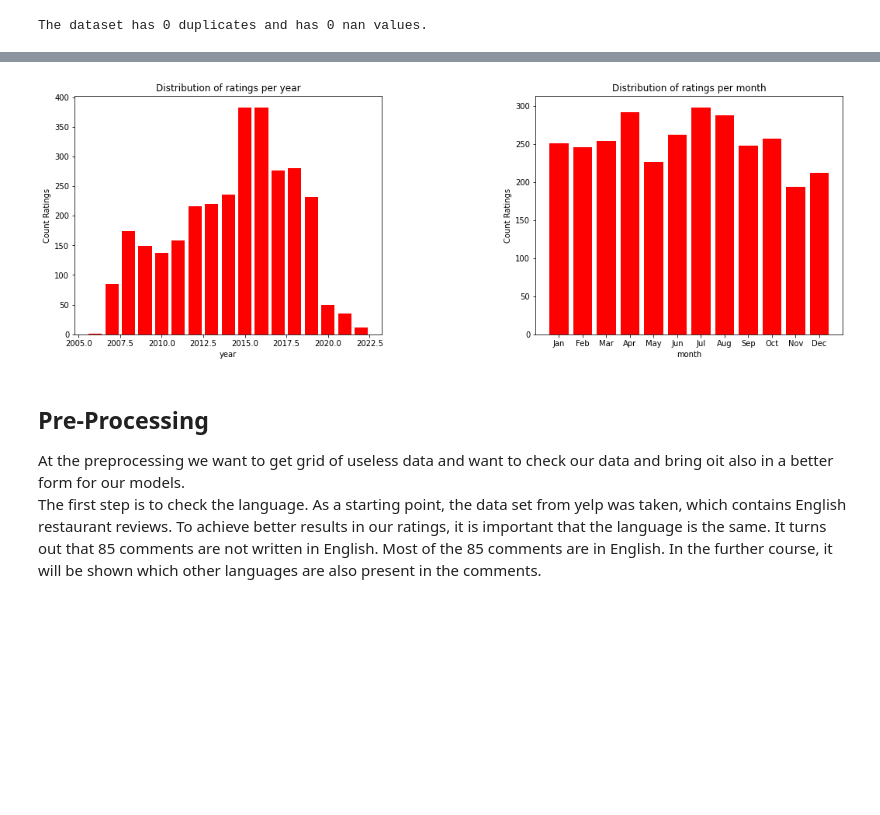
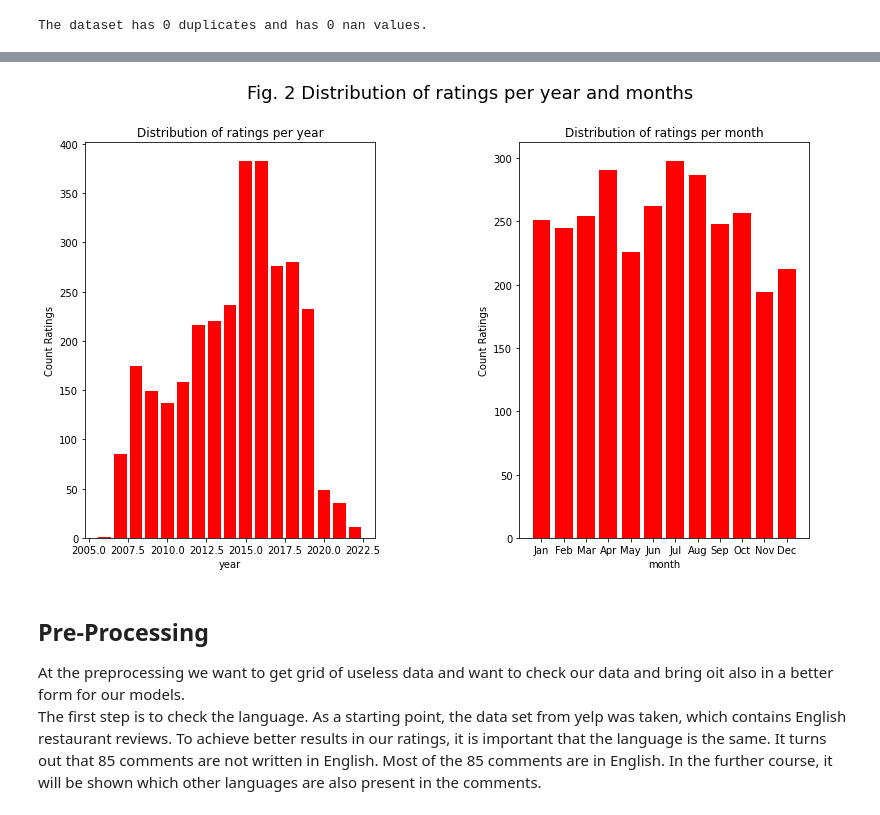
Before and after one commit to wuesten/Social-Media-Analysis-Exam-1, a Jupyter notebook: exam_part1.ipynb, the cells around one changed output, grey strips where cells are left out. Saved outputs shown, nothing was run; the diff lists cells and outputs as text; code cells hidden in the pictures; blank space fills up the shorter version.

```diff
--- a/exam_part1.ipynb
+++ b/exam_part1.ipynb
@@ -68,16 +91,20 @@ In the data analysis we want to get a picture of how the data is distributed. Th
 # %%
 yelp_reviews_ratings = yelp_reviews.groupby("stars").agg("count").reset_index()
 fig, ax = plt.subplots(1, 2)
-plt.subplots_adjust(left=None, bottom=None, right=1.5, top=0.9, wspace=0.5, hspace=None)
+plt.subplots_adjust(left=None, bottom=None, right=1.8, top=1.5, wspace=0.5, hspace=None)
+fig.suptitle(
+    "Fig. 1 Distribution of ratings and text length",
+    horizontalalignment="left",
+    y=fig.subplotpars.right - 00.1,
+    fontsize=18,
+)
 ax[0].bar(yelp_reviews_ratings.stars, yelp_reviews_ratings.url, color="r")
 # Bar Plot
 ax[0].set_ylabel("Amount of votess")
 ax[0].set_xlabel("Ratings")
 ax[0].set_title("Distribution of ratings")
 # 2. Plot
-yelp_reviews["amount_text"] = yelp_reviews["text"].apply(
-    lambda x: sum(word in x for word in x)
-)
+yelp_reviews["amount_text"] = yelp_reviews["text"].apply(lambda x: sum(word in x for word in x))
 
 ax[1].hist(yelp_reviews["amount_text"], bins=100, color="r")
 # Bar Plot
@@ -85,7 +112,7 @@ ax[1].set_ylabel("Amount of text")
 ax[1].set_xlabel("Count")
 ax[1].set_title("Distribution of text length")
 # Save figure
-# plt.savefig("output/time_product_buy", bbox_inches="tight")
+plt.savefig("output/distribution_text_rating", bbox_inches="tight")
 # Show Plot
 
 plt.show()
@@ -94,32 +123,37 @@ plt.show()
 # %%
-# Get extra Features out of the InvoiceDate
 yelp_reviews["date"] = pd.to_datetime(yelp_reviews["date"])
 yelp_reviews["year"] = yelp_reviews["date"].dt.year
 yelp_reviews["month"] = yelp_reviews["date"].dt.strftime("%b")
 yelp_reviews["weekday"] = yelp_reviews["date"].dt.strftime("%a")
 year = yelp_reviews.groupby("year", as_index=False).agg(Count_stars=("stars", "count"))
 fig, ax = plt.subplots(1, 2)
-plt.subplots_adjust(left=None, bottom=None, right=1.5, top=0.9, wspace=0.5, hspace=None)
+plt.subplots_adjust(left=None, bottom=None, right=1.8, top=1.5, wspace=0.5, hspace=None)
+fig.suptitle(
+    "Fig. 2 Distribution of ratings per year and months",
+    horizontalalignment="left",
+    y=fig.subplotpars.right - 00.1,
+    fontsize=18,
+)
 ax[0].bar(year["year"], year["Count_stars"], color="r")
 # Bar Plot
 ax[0].set_ylabel("Count Ratings")
 ax[0].set_xlabel("year")
 ax[0].set_title("Distribution of ratings per year")
 # 2. Plot
-month = yelp_reviews.groupby(
-    [yelp_reviews["date"].dt.strftime("%m"), "month"], as_index=False
-).agg(Count_stars=("stars", "count"))
+month = yelp_reviews.groupby([yelp_reviews["date"].dt.strftime("%m"), "month"], as_index=False).agg(
+    Count_stars=("stars", "count")
+)
 ax[1].bar(month["month"], month["Count_stars"], color="r")
 # Bar Plot
 ax[1].set_ylabel("Count Ratings")
 ax[1].set_xlabel("month")
 ax[1].set_title("Distribution of ratings per month")
 # Save figure
-# plt.savefig("output/time_product_buy", bbox_inches="tight")
+plt.savefig("output/distribution_rating_year_month", bbox_inches="tight")
 # Show Plot
 plt.show()
 # %% [output]
-[figure, old version]
+[figure, new version]
 # %% [markdown]
 ## Pre-Processing
 At the preprocessing we want to get grid of useless data and want to check our data and bring oit also in a better form for our models. <br>
```
Also changed, not shown: parts of 147 cells of this notebook, 1 other file.
